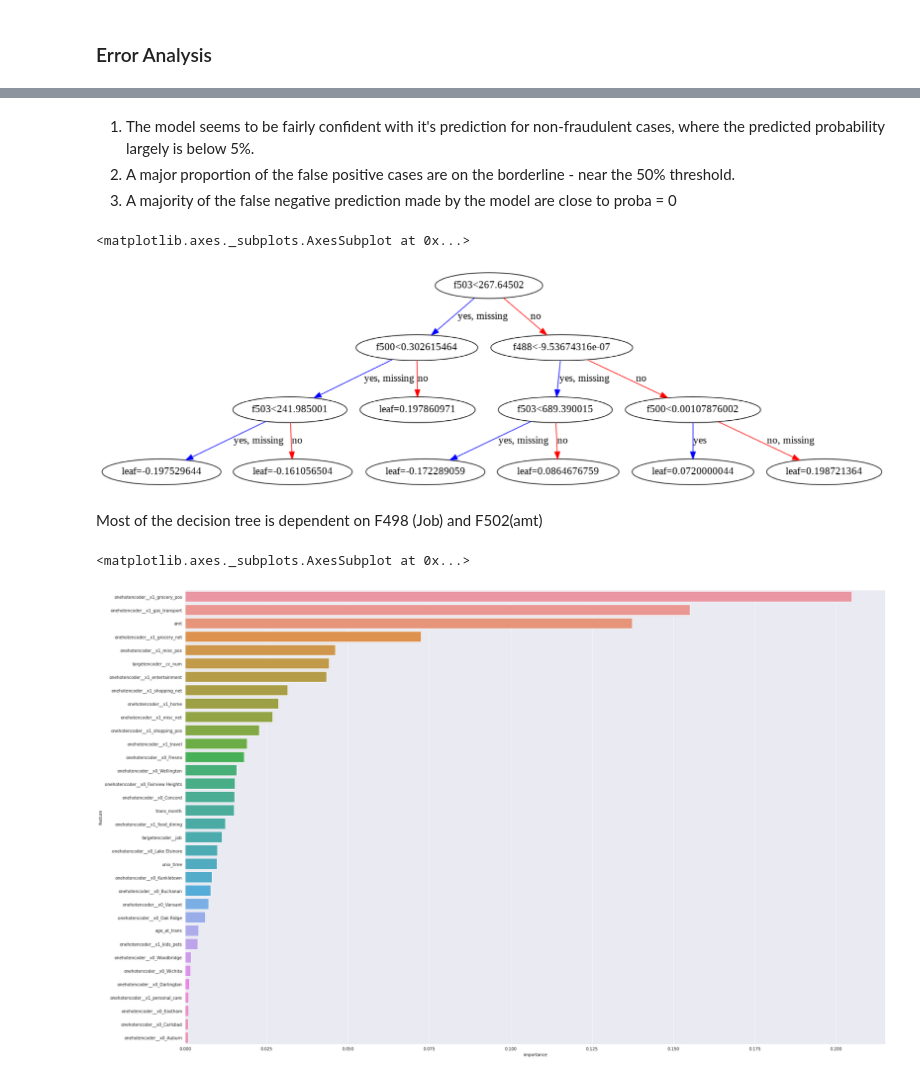
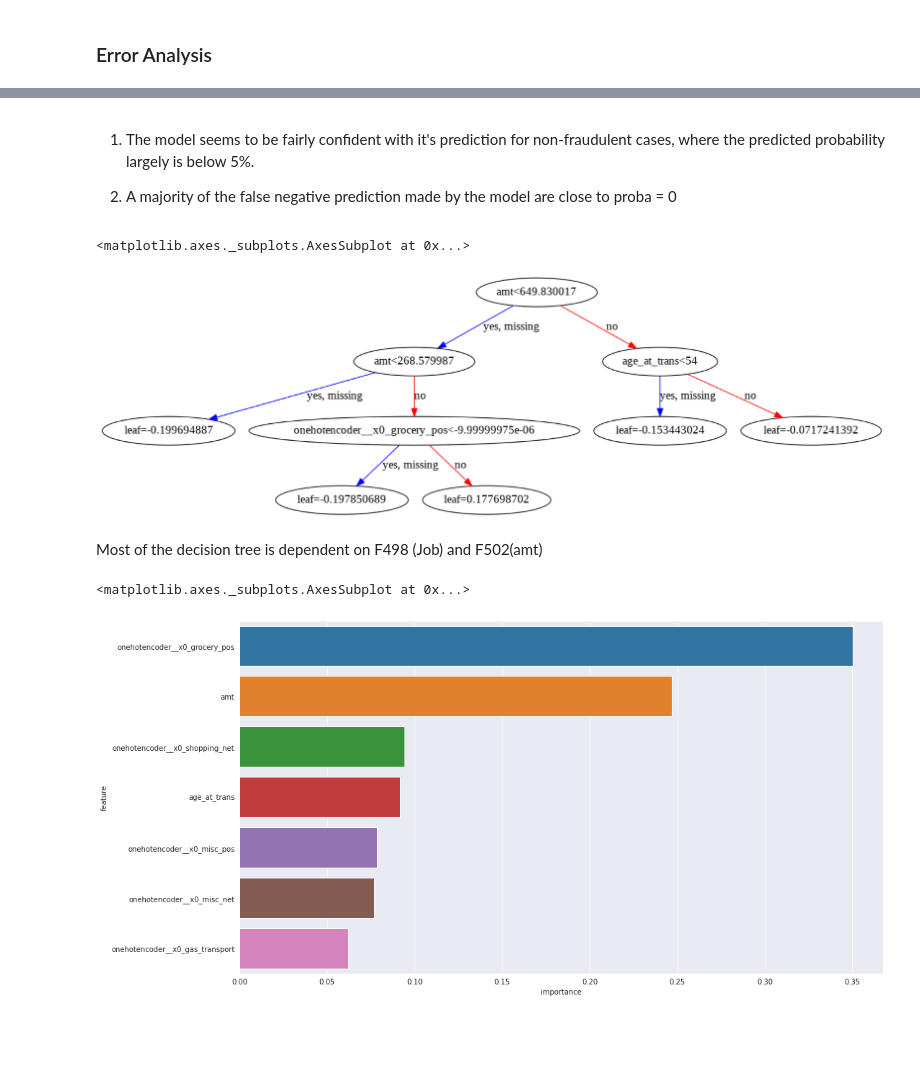
Before and after one commit to ngcheeyuan/Fraud_Detection_Capstone, a Jupyter notebook: Capstone_Base_Model_TS.ipynb, the cells around one changed output, grey strips where cells are left out. Saved outputs shown, nothing was run; the diff lists cells and outputs as text; code cells hidden in the pictures; blank space fills up the shorter version.

```diff
--- a/Capstone_Base_Model_TS.ipynb
+++ b/Capstone_Base_Model_TS.ipynb
@@ -123,13 +123,10 @@ df_train.set_index('trans_date_time',inplace = True)
 df_test['trans_date_time'] = pd.to_datetime(df_test['trans_date_time'])
 df_test.set_index('trans_date_time',inplace = True)
 # %%
-features = ['cc_num','city_pop','job','unix_time','category','amt','merchant','trans_year',
+features = ['cc_num','category','amt','merchant','trans_year',
             'trans_month','age_at_trans','weekday','day']
 # %%
 X_train = df_train.loc[:,features].copy()
-X_train['job'] = X_train['job'].astype('category')
-X_train['merchant'] = X_train['job'].astype('category')
-X_train['cc_num'] = X_train['cc_num'].astype('category')
 y_train = df_train.loc[:,'is_fraud'].copy()
 
 '''
@@ -141,9 +138,6 @@ y_val = df_val.loc[:,'is_fraud'].copy()
 '''
 
 X_test = df_test.loc[:,features].copy()
-X_test['job'] = X_test['job'].astype('category')
-X_test['merchant'] = X_test['job'].astype('category')
-X_test['cc_num'] = X_test['cc_num'].astype('category')
 #X_test = X_test.loc['2013-01-01':'2013-01-31'].reset_index(drop=True)
 y_test= df_test.loc[:,'is_fraud'].copy()
 #y_test = y_test.loc['2013-01-01':'2013-01-31'].reset_index(drop=True)
@@ -151,7 +145,6 @@ y_test= df_test.loc[:,'is_fraud'].copy()
 ohe = OneHotEncoder()
 tgt = TargetEncoder(smoothing = 50)
 ctf = make_column_transformer((ohe,make_column_selector(dtype_include = object)),
-                              (tgt,['job','merchant','cc_num']),
                               remainder = 'passthrough')
 
 
@@ -159,7 +152,11 @@ ctf = make_column_transformer((ohe,make_column_selector(dtype_include = object))
 
 dummy_model = make_pipeline(ctf,DummyClassifier())
 log_model = make_pipeline(ctf, LogisticRegression(class_weight='balanced'))
-xgboost_model = make_pipeline(ctf, XGBClassifier(scale_pos_weight = 1))
+xgboost_model = make_pipeline(ctf, XGBClassifier(scale_pos_weight = 1,
+                                                 max_depth = 3,
+                                                 gamma = 150 ,
+                                                 min_child_weight = 150,
+                                                 tree_method = 'hist'))
 # %%
 dummy_model.fit(X_train,y_train)
 # %% [output]
@@ -260,7 +252,7 @@ Text(0, 0.5, 'False Positive')
 # %% [markdown]
 1. The model seems to be fairly confident with it's prediction for non-fraudulent cases, where the predicted probability largely is below 5%.
-2. A major proportion of the false positive cases are on the borderline - near the 50% threshold.
-3. A majority of the false negative prediction made by the model are close to proba = 0
+
+2. A majority of the false negative prediction made by the model are close to proba = 0
 # %%
 fn_exp =\
 df_train.iloc[df_ea.loc[(df_ea['predictions']==0)&
@@ -271,16 +265,16 @@ fig, ax = plt.subplots(figsize=(30, 30))
 plot_tree(xgboost_model.steps[1][1] , ax = ax)
 # %% [output]
 <matplotlib.axes._subplots.AxesSubplot at 0x...>
-[figure, old version]
+[figure, new version]
 # %% [markdown]
 Most of the decision tree is dependent on F498 (Job) and F502(amt)
 # %%
 Feature_importance = pd.DataFrame({'feature':xgboost_model.steps[0][1].get_feature_names(),
                                    'importance':xgboost_model.steps[1][1].feature_importances_}).sort_values(by = 'importance', ascending = False)
 # %%
-fig,ax = plt.subplots(figsize = (30,20))
+fig,ax = plt.subplots(figsize = (16,9))
 mask = Feature_importance['importance']>0
 sns.barplot(data = Feature_importance[mask] , x = 'importance' , y ='feature', orient ='h' , ax = ax)
 # %% [output]
 <matplotlib.axes._subplots.AxesSubplot at 0x...>
-[figure, old version]
+[figure, new version]
```
Also changed, not shown: parts of 17 cells of this notebook.
